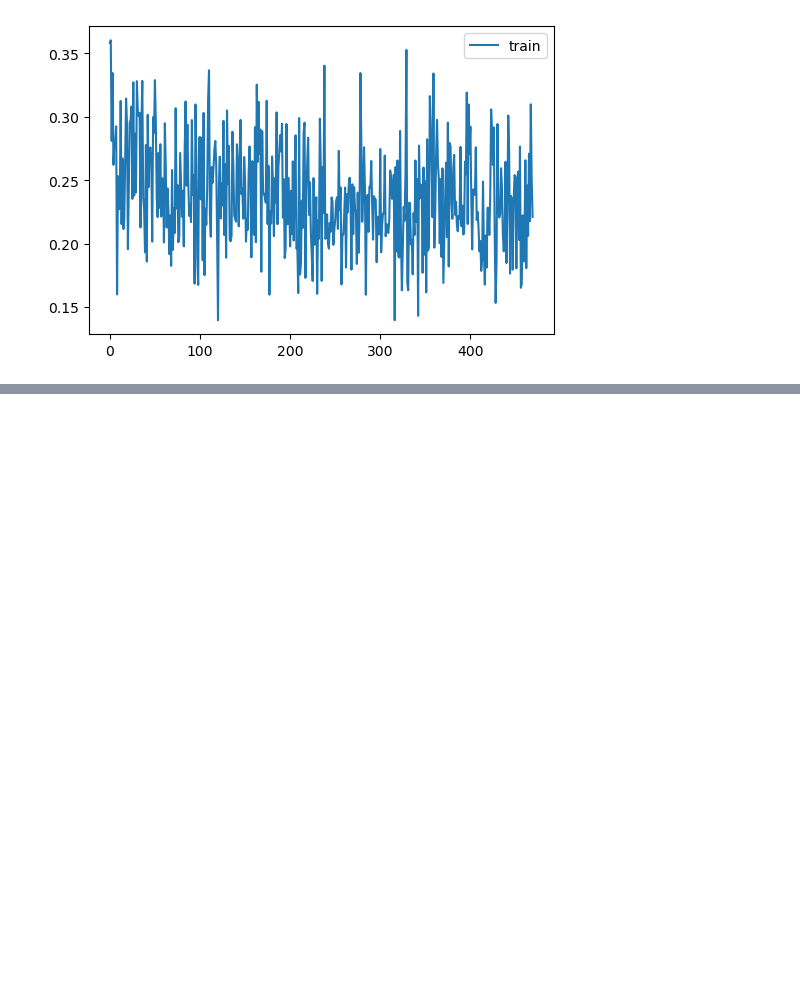
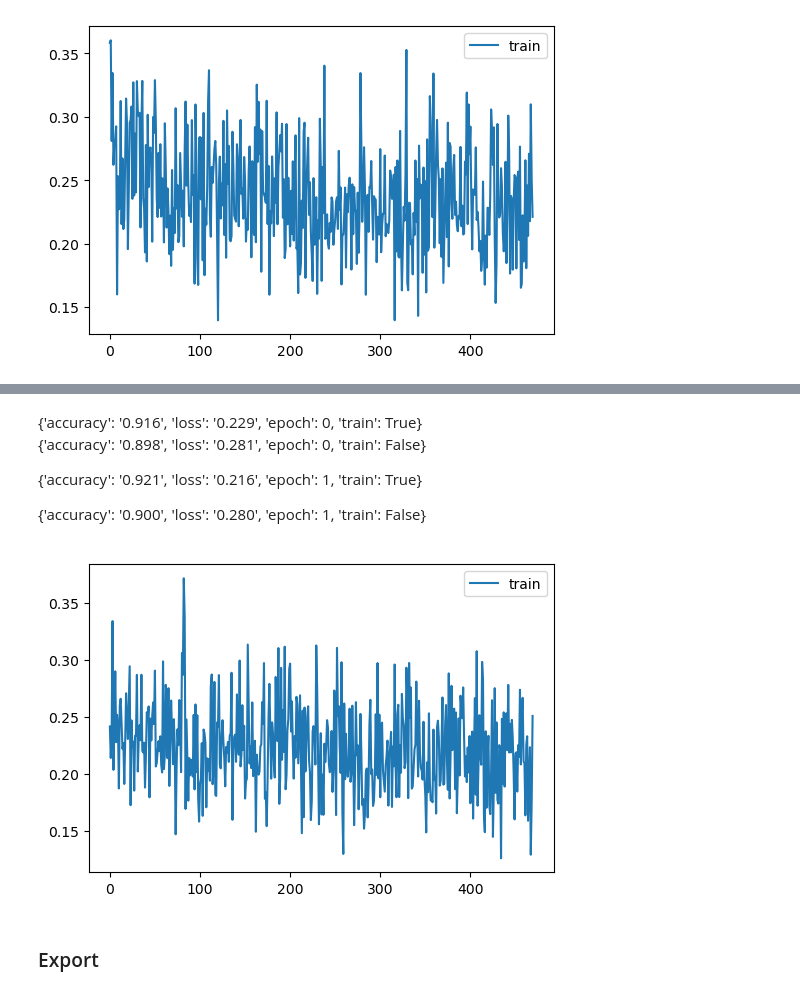
Before and after one commit to Ryvikk/build-miniai, a Jupyter notebook: nbs/11_initializing.ipynb, the cells around one changed output, grey strips where cells are left out. Drawn from its saved outputs; the diff is of its cells as text; code cells hidden in the pictures; blank space fills up the shorter version.

```diff
--- a/nbs/11_initializing.ipynb
+++ b/nbs/11_initializing.ipynb
@@ -668,0 +715,11 @@ astats.color_dim()
+# %%
+learn = MomentumLearner(model, dls, F.cross_entropy, lr=0.05, cbs=cbs)
+learn.fit(2)
+# %% [output]
+{'accuracy': '0.916', 'loss': '0.229', 'epoch': 0, 'train': True}
+{'accuracy': '0.898', 'loss': '0.281', 'epoch': 0, 'train': False}
+{'accuracy': '0.921', 'loss': '0.216', 'epoch': 1, 'train': True}
+{'accuracy': '0.900', 'loss': '0.280', 'epoch': 1, 'train': False}
+[figure, added]
+# %% [markdown]
+### Export
```
Also changed, not shown: parts of 49 cells of this notebook, 2 other files.
